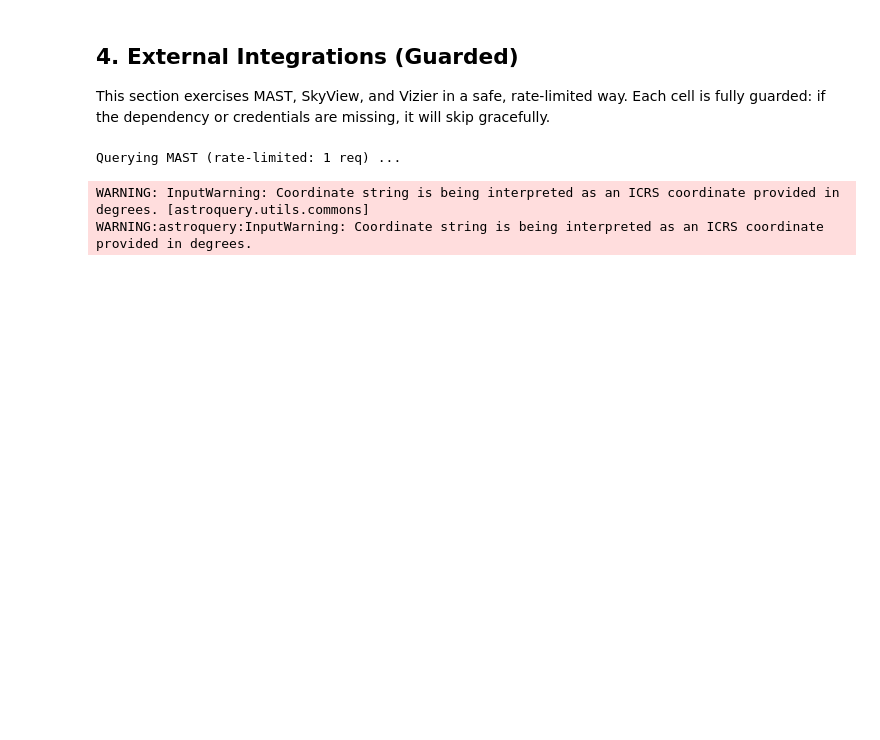
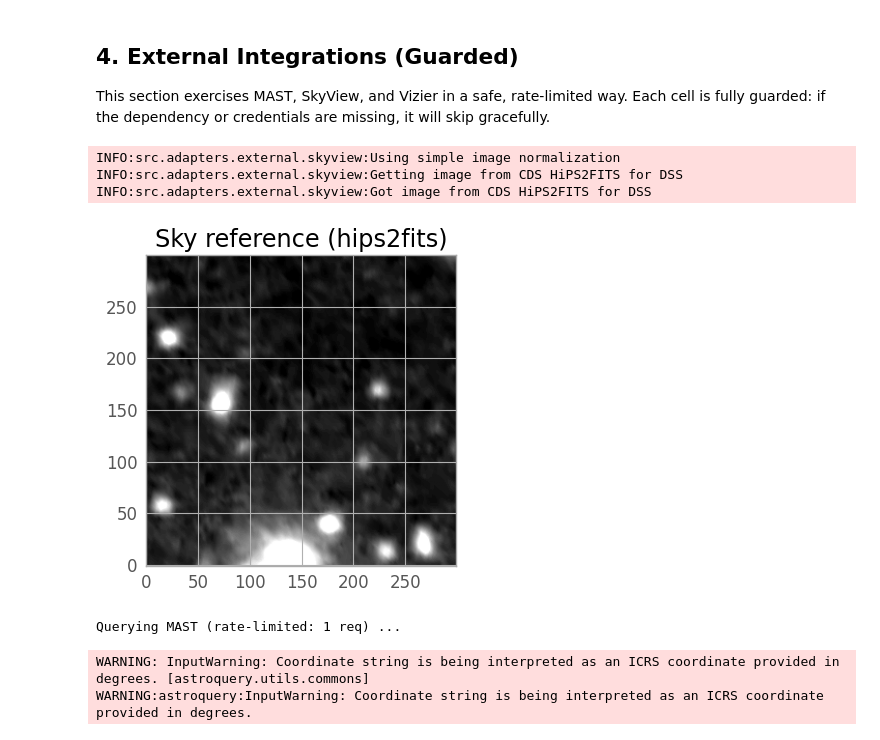
Before and after one commit to Lawrence908/AstrID, a Jupyter notebook: notebooks/data_ingestion_exploration.ipynb, the cells around one changed output. Cells and saved outputs as stored; diff of their text form; code cells hidden in the pictures; blank space fills up the shorter version.

```diff
--- a/notebooks/data_ingestion_exploration.ipynb
+++ b/notebooks/data_ingestion_exploration.ipynb
@@ -230,6 +230,49 @@ CoordinateProcessor random coords: RA=26.198°, Dec=24.685°
 ## 4. External Integrations (Guarded)
 
 This section exercises MAST, SkyView, and Vizier in a safe, rate-limited way. Each cell is fully guarded: if the dependency or credentials are missing, it will skip gracefully.
+# %%
+# Fixed SkyView helper with multi-channel image support
+from src.adapters.external.skyview import SkyViewClient
+
+img, info = SkyViewClient.fetch_reference_image(
+    ra_deg=ra_deg,
+    dec_deg=dec_deg,
+    size_pixels=300,
+    fov_deg=0.02,
+    survey="DSS",
+    hips="CDS/P/DSS2/color",
+)
+
+if img is not None:
+    plt.figure(figsize=(4, 4))
+    if img.ndim == 2:
+        plt.imshow(img, origin="lower", cmap="gray")
+    elif img.ndim == 3:
+        # Handle multi-channel images (RGB, RGBA, etc.)
+        if img.shape[0] == 3:  # RGB
+            # Transpose to (height, width, channels) for matplotlib
+            img_display = np.transpose(img, (1, 2, 0))
+            plt.imshow(img_display, origin="lower")
+        elif img.shape[0] == 4:  # RGBA
+            # Use RGB channels only
+            img_display = np.transpose(img[:3], (1, 2, 0))
+            plt.imshow(img_display, origin="lower")
+        else:
+            # Fallback: use first channel as grayscale
+            plt.imshow(img[0], origin="lower", cmap="gray")
+    else:
+        plt.imshow(img, origin="lower")
+    plt.title(f"Sky reference ({info.get('source')})")
+    plt.tight_layout()
+    plt.show()
+else:
+    print("Failed to retrieve image.")
+    print(info)
+# %% [output]
+INFO:src.adapters.external.skyview:Using simple image normalization
+INFO:src.adapters.external.skyview:Getting image from CDS HiPS2FITS for DSS
+INFO:src.adapters.external.skyview:Got image from CDS HiPS2FITS for DSS
+[figure, added]
 # %%
 # MAST: Query observations by RA/Dec/Radius (guarded)
 import os
```
Also changed, not shown: parts of 7 cells of this notebook.
